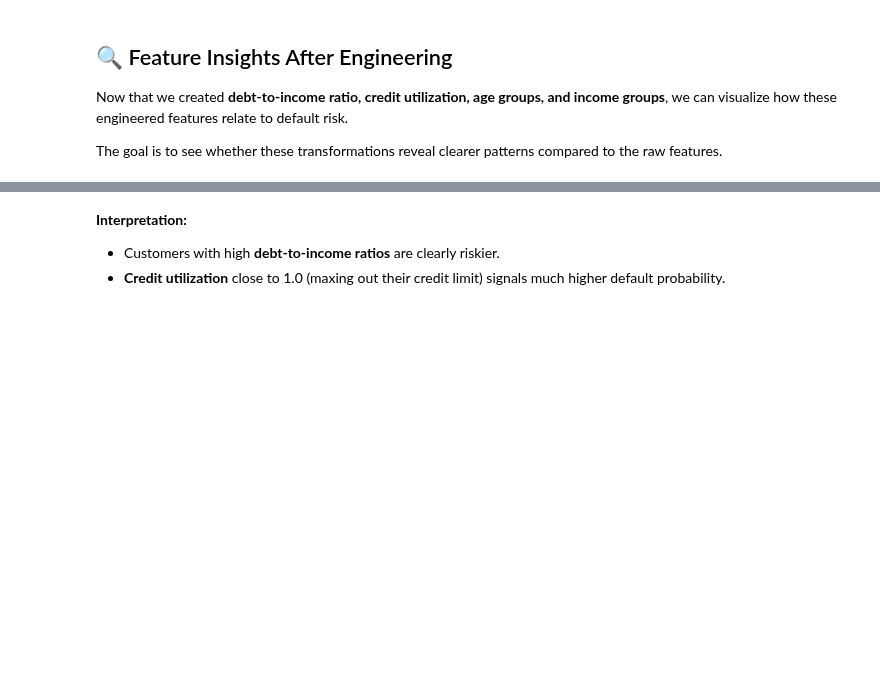
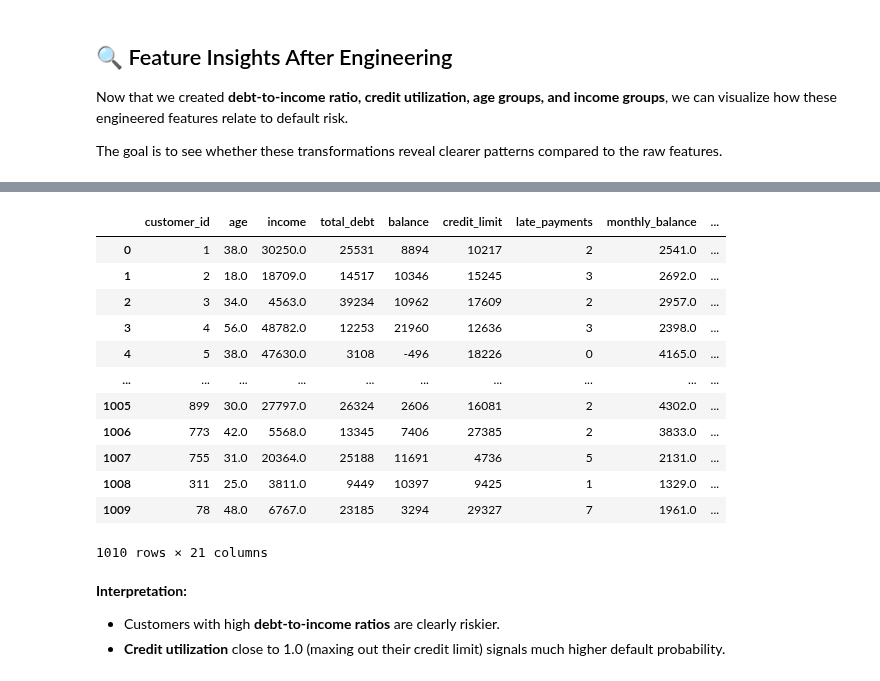
Before and after one commit to JanaAliCS/machine_leanring, a Jupyter notebook: session 2/session2.ipynb, the cells around one changed output, grey strips where cells are left out. Cells and saved outputs as stored; diff of their text form; code cells hidden in the pictures; blank space fills up the shorter version.

```diff
--- a/session 2/session2.ipynb
+++ b/session 2/session2.ipynb
@@ -295,6 +296,7 @@ df = pd.get_dummies(df, columns=['education'], drop_first=True)
 # %%
 
 # TODO: Encode other categorical variables like 'employment_type' and 'gender'
+df = pd.get_dummies(df, columns=['employment_type', 'gender'], drop_first=True)
 # %% [markdown]
 ### Step 3.2 – Create Ratios
 - Debt-to-Income Ratio
@@ -307,5 +310,6 @@ df['debt_to_income'] = df['total_debt'] / (df['income']+1)
 # %%
 # TODO: Create credit utilization (balance / credit_limit)
+df['credit_utilization'] = df['monthly_balance'] / (df['credit_limit']+1)
 # %% [markdown]
 ### Step 3.3 – Group Continuous Variables
 - Age buckets
@@ -314,7 +318,14 @@ df['debt_to_income'] = df['total_debt'] / (df['income']+1)
 *Explanation*: Bucketing continuous variables can reveal non-linear relationships (e.g., young borrowers may behave differently).
 It also makes it easier to compare customers across categories (e.g., low-income vs high-income).
 # %%
-df['age_group'] = pd.cut(df['age'], bins=[18,30,50,100], labels=['Young','Mid','Senior'])
+df['age_group'] = pd.cut(df['age'], bins=[15,30,50,100], labels=['Young','Mid','Senior'], right=False)
+#using right=false y3ny ht exclude the 100 mesh el 15 (at first it wrote 15 as Nan)
+df['income_group'] = pd.cut(df['income'], bins=[df['income'].min(),
+                                                df['income'].quantile(0.25),
+                                                df['income'].quantile(0.5),
+                                                df['income'].quantile(0.75),
+                                                df['income'].max()],
+                                                labels=['poor', 'middle', 'upper', 'rich'])
 
 # TODO: Create alternative age groups with different splits
 
@@ -353,3 +386,19 @@ fig3.show()
+# %%
+df
+# %% [output]
+|  | customer_id | age | income | total_debt | balance | credit_limit | late_payments | monthly_balance | ... |
+| 0 | 1 | 38.0 | 30250.0 | 25531 | 8894 | 10217 | 2 | 2541.0 | ... |
+| 1 | 2 | 18.0 | 18709.0 | 14517 | 10346 | 15245 | 3 | 2692.0 | ... |
+| 2 | 3 | 34.0 | 4563.0 | 39234 | 10962 | 17609 | 2 | 2957.0 | ... |
+| 3 | 4 | 56.0 | 48782.0 | 12253 | 21960 | 12636 | 3 | 2398.0 | ... |
+| 4 | 5 | 38.0 | 47630.0 | 3108 | -496 | 18226 | 0 | 4165.0 | ... |
+| ... | ... | ... | ... | ... | ... | ... | ... | ... | ... |
+| 1005 | 899 | 30.0 | 27797.0 | 26324 | 2606 | 16081 | 2 | 4302.0 | ... |
+| 1006 | 773 | 42.0 | 5568.0 | 13345 | 7406 | 27385 | 2 | 3833.0 | ... |
+| 1007 | 755 | 31.0 | 20364.0 | 25188 | 11691 | 4736 | 5 | 2131.0 | ... |
+| 1008 | 311 | 25.0 | 3811.0 | 9449 | 10397 | 9425 | 1 | 1329.0 | ... |
+| 1009 | 78 | 48.0 | 6767.0 | 23185 | 3294 | 29327 | 7 | 1961.0 | ... |
+1010 rows × 21 columns
 # %% [markdown]
 **Interpretation:**
 
```
Also changed, not shown: parts of 4 cells of this notebook.
